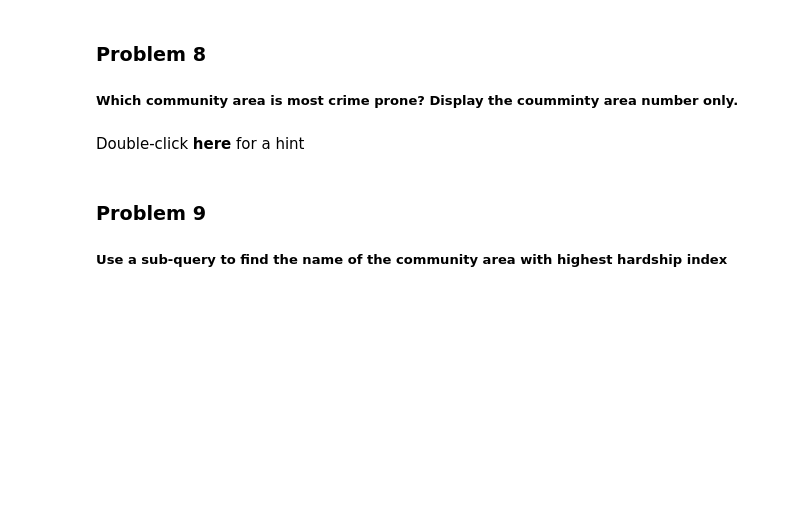
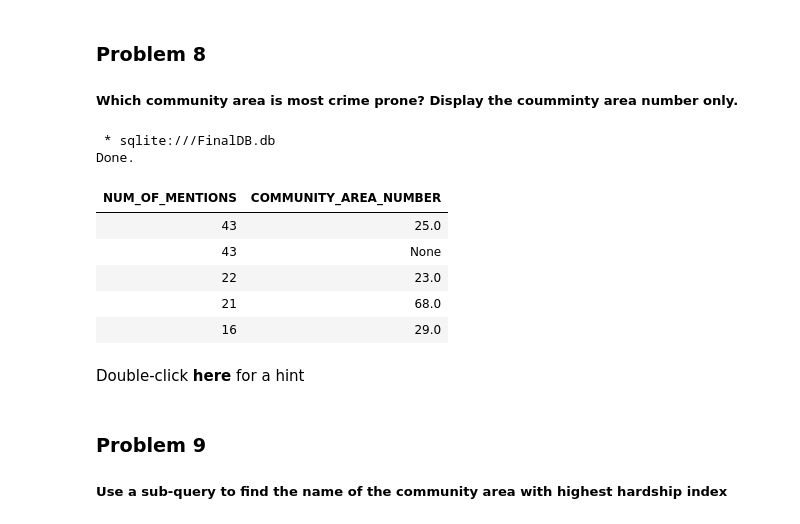
Before and after one commit to YaaseenK/Databases_SQL_Data_Science_w-_Python, a Jupyter notebook: module5/final/mod5-final-project-v2.ipynb, the cells around one changed output. Cells and saved outputs as stored; diff of their text form; code cells hidden in the pictures; blank space fills up the shorter version.

```diff
--- a/module5/final/mod5-final-project-v2.ipynb
+++ b/module5/final/mod5-final-project-v2.ipynb
@@ -287,6 +287,21 @@ Done.
 ### Problem 8
 
 ##### Which community area is most crime prone? Display the coumminty area number only.
+# %%
+%%sql
+SELECT COUNT(*) NUM_OF_MENTIONS, COMMUNITY_AREA_NUMBER
+FROM CHICAGO_CRIME_DATA
+GROUP BY COMMUNITY_AREA_NUMBER
+ORDER BY NUM_OF_MENTIONS DESC LIMIT 5;
+# %% [output]
+ * sqlite:///FinalDB.db
+Done.
+| NUM_OF_MENTIONS | COMMUNITY_AREA_NUMBER |
+| 43 | 25.0 |
+| 43 | None |
+| 22 | 23.0 |
+| 21 | 68.0 |
+| 16 | 29.0 |
 # %% [markdown]
 
 Double-click **here** for a hint
```
Also changed, not shown: parts of 2 cells of this notebook.
